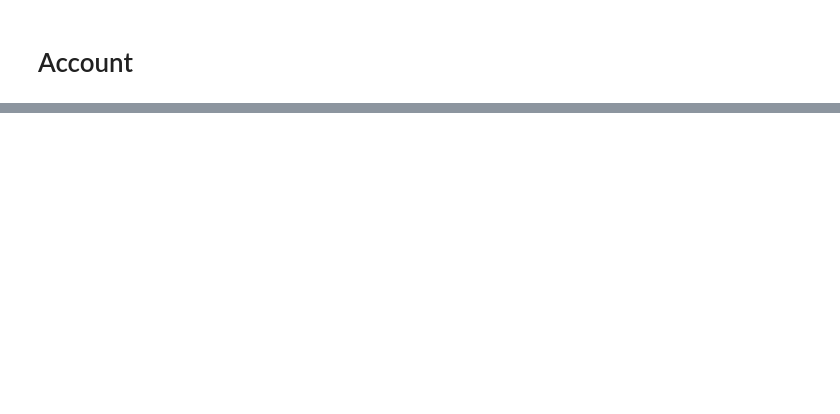
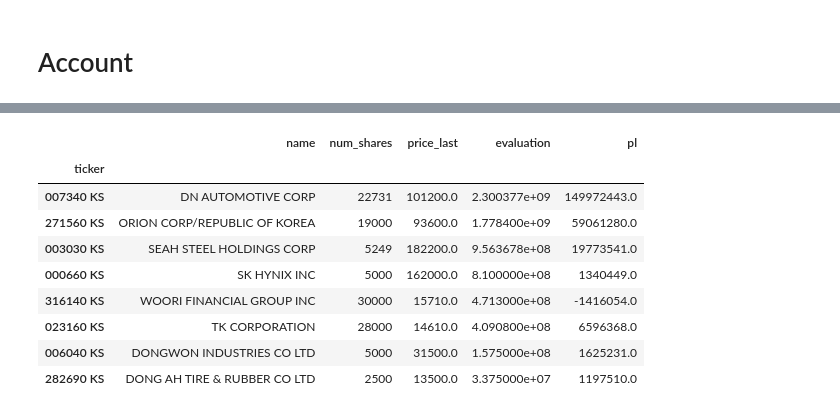
Before and after one commit to nailen1/cayman_office_system, a Jupyter notebook: test-modules.ipynb, the cells around one changed output, grey strips where cells are left out. Drawn from its saved outputs; the diff is of its cells as text; code cells hidden in the pictures; blank space fills up the shorter version.

```diff
--- a/test-modules.ipynb
+++ b/test-modules.ipynb
@@ -455,0 +503,3 @@ account.weights
+# %%
+dfs = account.get_dfs_concise()
+dfs
@@ -455,0 +524,14 @@ account.weights
+# %%
+df = dfs['absolutes']
+df
+# %% [output]
+|  | name | num_shares | price_last | evaluation | pl |
+| ticker |  |  |  |  |  |
+| 007340 KS | DN AUTOMOTIVE CORP | 22731 | 101200.0 | 2.300377e+09 | 149972443.0 |
+| 271560 KS | ORION CORP/REPUBLIC OF KOREA | 19000 | 93600.0 | 1.778400e+09 | 59061280.0 |
+| 003030 KS | SEAH STEEL HOLDINGS CORP | 5249 | 182200.0 | 9.563678e+08 | 19773541.0 |
+| 000660 KS | SK HYNIX INC | 5000 | 162000.0 | 8.100000e+08 | 1340449.0 |
+| 316140 KS | WOORI FINANCIAL GROUP INC | 30000 | 15710.0 | 4.713000e+08 | -1416054.0 |
+| 023160 KS | TK CORPORATION | 28000 | 14610.0 | 4.090800e+08 | 6596368.0 |
+| 006040 KS | DONGWON INDUSTRIES CO LTD | 5000 | 31500.0 | 1.575000e+08 | 1625231.0 |
+| 282690 KS | DONG AH TIRE & RUBBER CO LTD | 2500 | 13500.0 | 3.375000e+07 | 1197510.0 |
```
Also changed, not shown: parts of 28 cells of this notebook, 5 other files.
